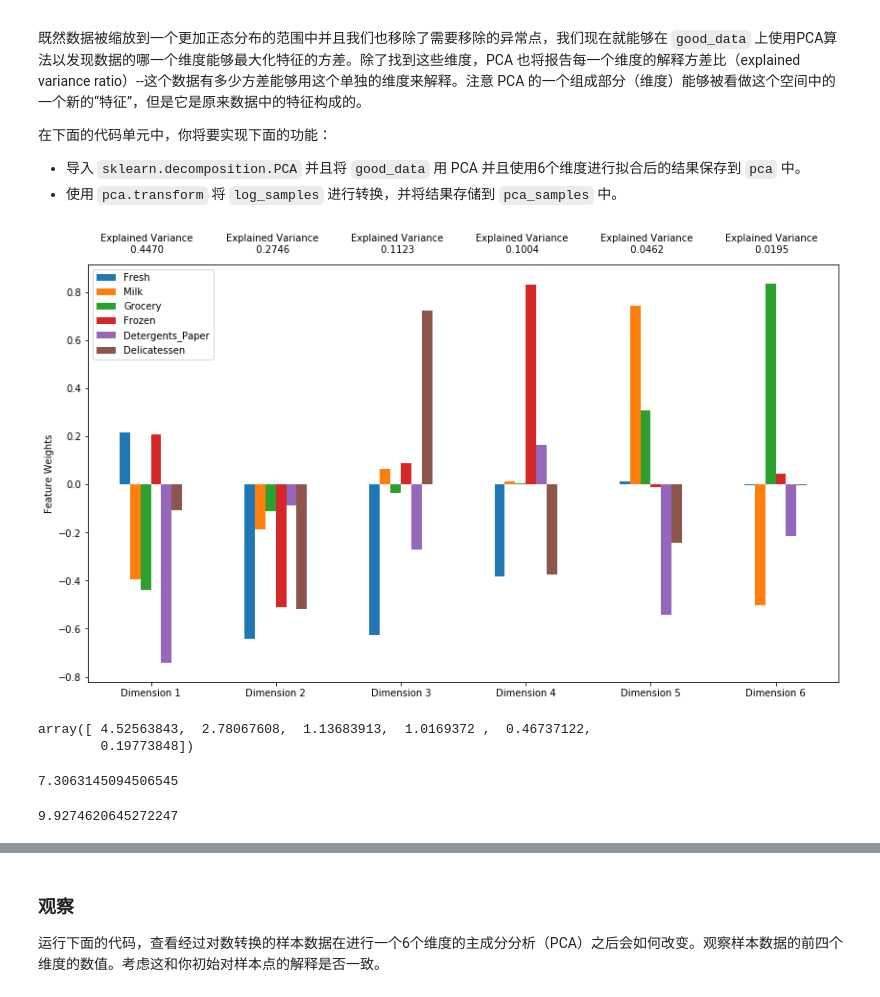
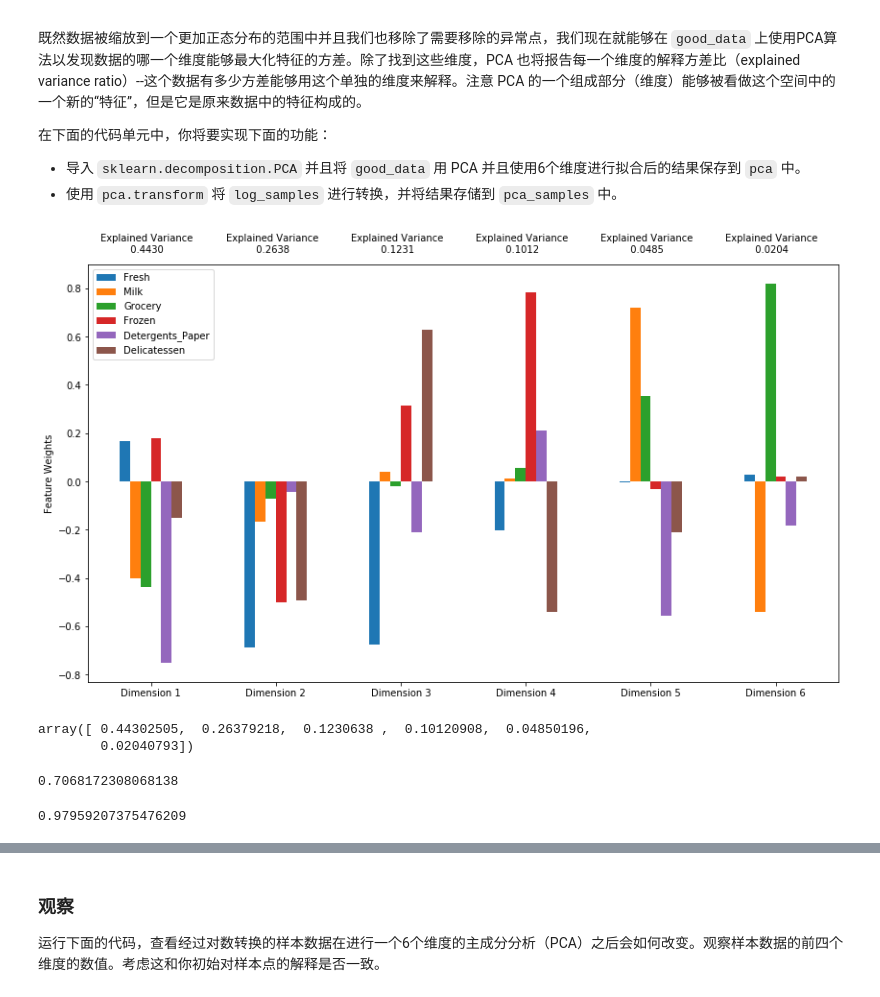
Before and after one commit to qianzzzz/customer_segments, a Jupyter notebook: customer_segments.ipynb, the cells around one changed output, grey strips where cells are left out. Saved outputs shown, nothing was run; the diff lists cells and outputs as text; code cells hidden in the pictures.

```diff
--- a/customer_segments.ipynb
+++ b/customer_segments.ipynb
@@ -65,7 +65,7 @@ display(data.describe())
 为了对客户有一个更好的了解，并且了解代表他们的数据将会在这个分析过程中如何变换。最好是选择几个样本数据点，并且更为详细地分析它们。在下面的代码单元中，选择**三个**索引加入到索引列表`indices`中，这三个索引代表你要追踪的客户。我们建议你不断尝试，直到找到三个明显不同的客户。
 # %%
 # TODO：从数据集中选择三个你希望抽样的数据点的索引
-indices = [0, 1, 2]
+indices = [0, 210, 439]
 
 # 为选择的样本建立一个DataFrame
 samples = pd.DataFrame(data.loc[indices], columns = data.keys()).reset_index(drop = True)
@@ -195,23 +212,33 @@ display(log_samples)
 一旦你完成了这些功能，数据集将存储在 `good_data` 中。
 # %%
 # 对于每一个特征，找到值异常高或者是异常低的数据点
-outliers_counter = []
+out_index = []
 for feature in log_data.keys():
 
     # TODO: 计算给定特征的Q1（数据的25th分位点）
-    Q1 = np.percentile(log_data, 25.0)
+    Q1 = np.percentile(log_data[feature], 25)
 
     # TODO: 计算给定特征的Q3（数据的75th分位点）
-    Q3 = np.percentile(log_data, 75.0)
+    Q3 = np.percentile(log_data[feature], 75)
 
     # TODO: 使用四分位范围计算异常阶（1.5倍的四分位距）
     step = 1.5 * (Q3 - Q1)
 
     # 显示异常点
     print("Data points considered outliers for the feature '{}':".format(feature))
-    out_data = log_data[~((log_data[feature] >= Q1 - step) & (log_data[feature] <= Q3 + step))]
-    display(out_data)
-    outliers_counter.extend(out_data.index)
+    display(log_data[~((log_data[feature] >= Q1 - step) & (log_data[feature] <= Q3 + step))])
+    out_index.extend(log_data[~((log_data[feature] >= Q1 - step) & (log_data[feature] <= Q3 + step))].index)
+
+
+# TODO(可选): 选择你希望移除的数据点的索引
+outliers  = []
+for inx in out_index:
+    if out_index.count(inx) > 1 and inx not in outliers:
+        outliers.append(inx)
+
+
+# 以下代码会移除outliers中索引的数据点, 并储存在good_data中
+good_data = log_data.drop(log_data.index[outliers]).reset_index(drop = True)
 # %% [output]
 Data points considered outliers for the feature 'Fresh':
 |  | Fresh | Milk | Grocery | Frozen | Detergents_Paper | Delicatessen |
@@ -293,14 +323,15 @@ outs
  - 使用 `pca.transform` 将 `log_samples` 进行转换，并将结果存储到 `pca_samples` 中。
 # %%
 from sklearn.decomposition import PCA
+
 # TODO：通过在good data上进行PCA，将其转换成6个维度
-pca = PCA().fit(good_data)
-#pca = pca_.transform(good_data)
+pca = PCA()
+pca.fit(good_data)
 
 # TODO：使用上面的PCA拟合将变换施加在log_samples上
 pca_samples = pca.transform(log_samples)
 
 # 生成PCA的结果图
 pca_results = vs.pca_results(good_data, pca)
 # %% [output]
-[figure, old version]
+[figure, new version]
@@ -309,16 +338,16 @@ exp_var = pca.explained_variance_
-# %%
-exp_var
-# %% [output]
-array([ 4.52563843,  2.78067608,  1.13683913,  1.0169372 ,  0.46737122,
-        0.19773848])
+# %%
+pca.explained_variance_ratio_
+# %% [output]
+array([ 0.44302505,  0.26379218,  0.1230638 ,  0.10120908,  0.04850196,
+        0.02040793])
 # %%
-exp_var[0:2].sum()
+pca.explained_variance_ratio_[:2].sum()
 # %% [output]
-7.3063145094506545
+0.7068172308068138
 # %%
-exp_var[0:5].sum()
+pca.explained_variance_ratio_[:5].sum()
 # %% [output]
-9.9274620645272247
+0.97959207375476209
 # %% [markdown]
 ### 问题 5
 数据的第一个和第二个主成分**总共**表示了多少的方差？ 前四个主成分呢？使用上面提供的可视化图像，从用户花费的角度来讨论前四个主要成分中每个主成分代表的消费行为并给出你做出判断的理由。
```
Also changed, not shown: parts of 55 cells of this notebook, 1 other file.
